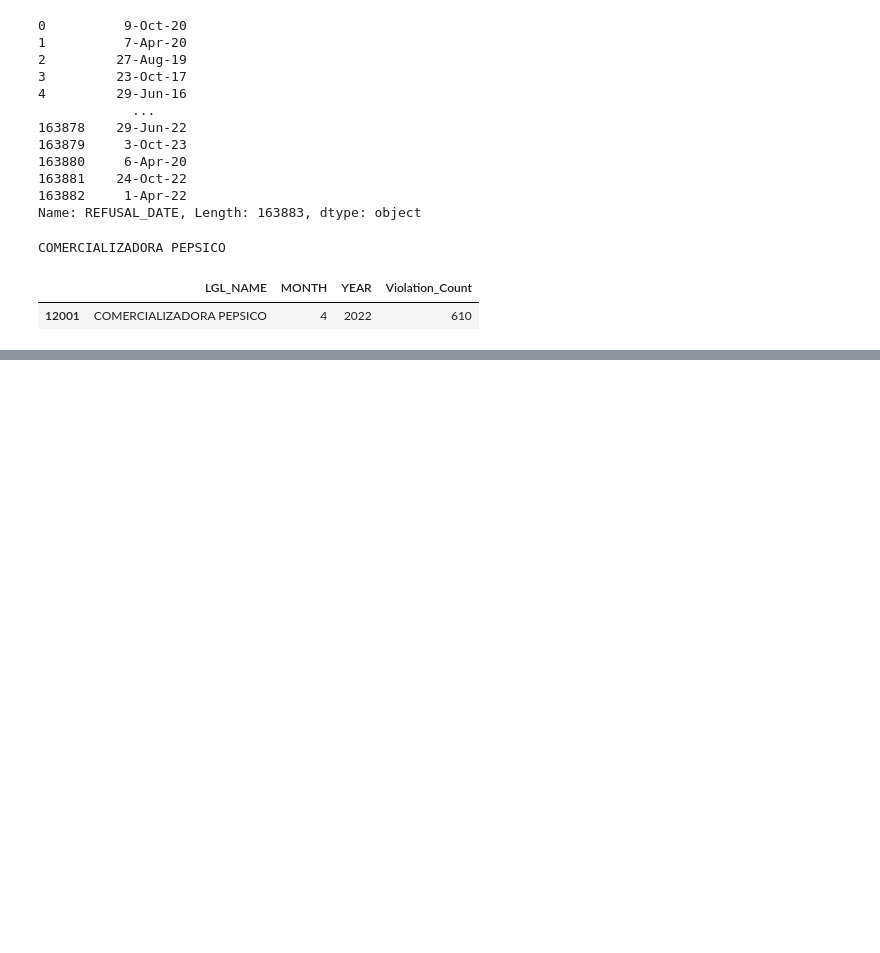
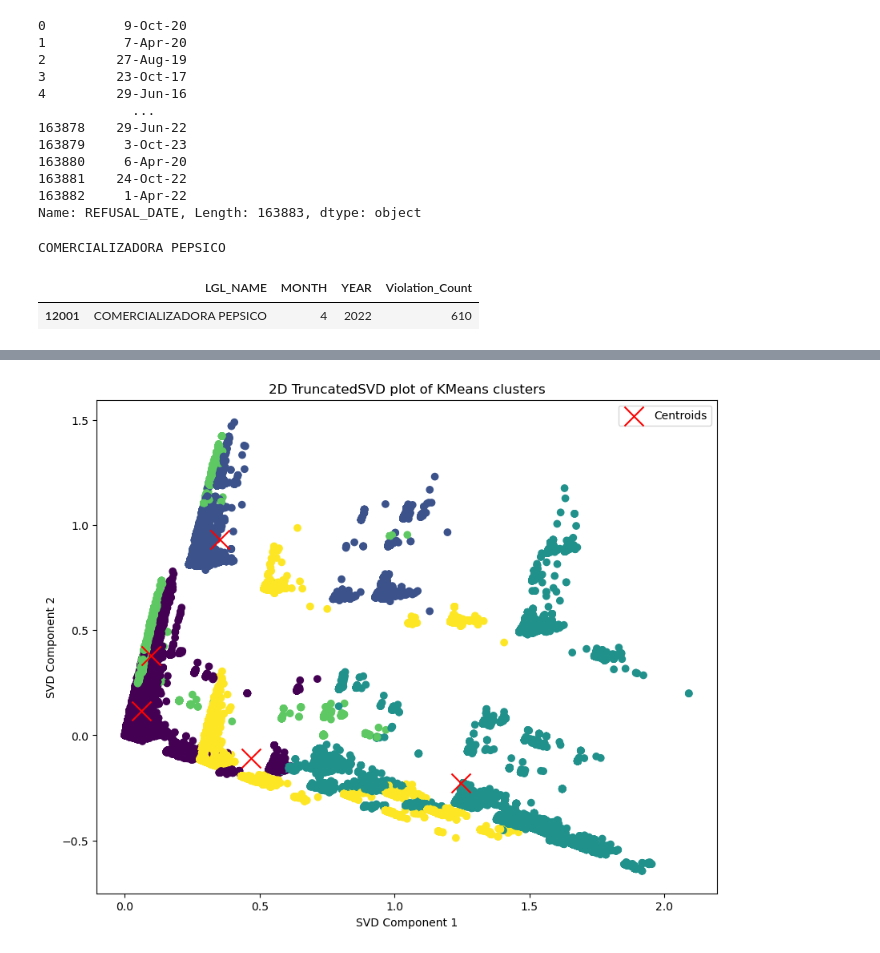
Before and after one commit to xwalls-github/Import-Refusals---Data-Mining, a Jupyter notebook: refusal_entry_violations.ipynb, the cells around one changed output, grey strips where cells are left out. Saved outputs shown, nothing was run; the diff lists cells and outputs as text; code cells hidden in the pictures; blank space fills up the shorter version.

```diff
--- a/refusal_entry_violations.ipynb
+++ b/refusal_entry_violations.ipynb
@@ -194,0 +387,14 @@ COMERCIALIZADORA PEPSICO
+# %%
+from sklearn.cluster import MiniBatchKMeans
+from sklearn.preprocessing import LabelBinarizer, MultiLabelBinarizer
+from scipy.sparse import csr_matrix
+
+final_dataset_sparse = csr_matrix(final_dataset)
+
+minibatch_kmeans = MiniBatchKMeans(n_clusters=12, random_state=42)
+minibatch_kmeans.fit(final_dataset_sparse)
+
+# Get the centroids of each cluster
+centroids = minibatch_kmeans.cluster_centers_
+print("Centroids for k=12:")
+print(centroids)
@@ -194,0 +416,31 @@ COMERCIALIZADORA PEPSICO
+# %%
+from sklearn.decomposition import TruncatedSVD
+import matplotlib.pyplot as plt
+
+# Apply TruncatedSVD to reduce the data to two dimensions for visualization
+svd = TruncatedSVD(n_components=2)
+reduced_data = svd.fit_transform(final_dataset_sparse)  # Works directly on sparse data
+
+# Perform MiniBatchKMeans clustering
+from sklearn.cluster import MiniBatchKMeans
+minibatch_kmeans = MiniBatchKMeans(n_clusters=5, random_state=42)
+minibatch_kmeans.fit(final_dataset_sparse)
+
+# Predict the cluster labels
+labels = minibatch_kmeans.predict(final_dataset_sparse)
+
+# Plotting the reduced data with cluster labels
+plt.figure(figsize=(10, 8))
+plt.scatter(reduced_data[:, 0], reduced_data[:, 1], c=labels, cmap='viridis', marker='o')
+plt.title('2D TruncatedSVD plot of KMeans clusters')
+plt.xlabel('SVD Component 1')
+plt.ylabel('SVD Component 2')
+
+# Plot the centroids of the clusters
+centroids_reduced = svd.transform(minibatch_kmeans.cluster_centers_)
+plt.scatter(centroids_reduced[:, 0], centroids_reduced[:, 1], s=300, c='red', marker='x', label='Centroids')
+plt.legend()
+
+plt.show()
+# %% [output]
+[figure, added]
```
Also changed, not shown: parts of 16 cells of this notebook.
